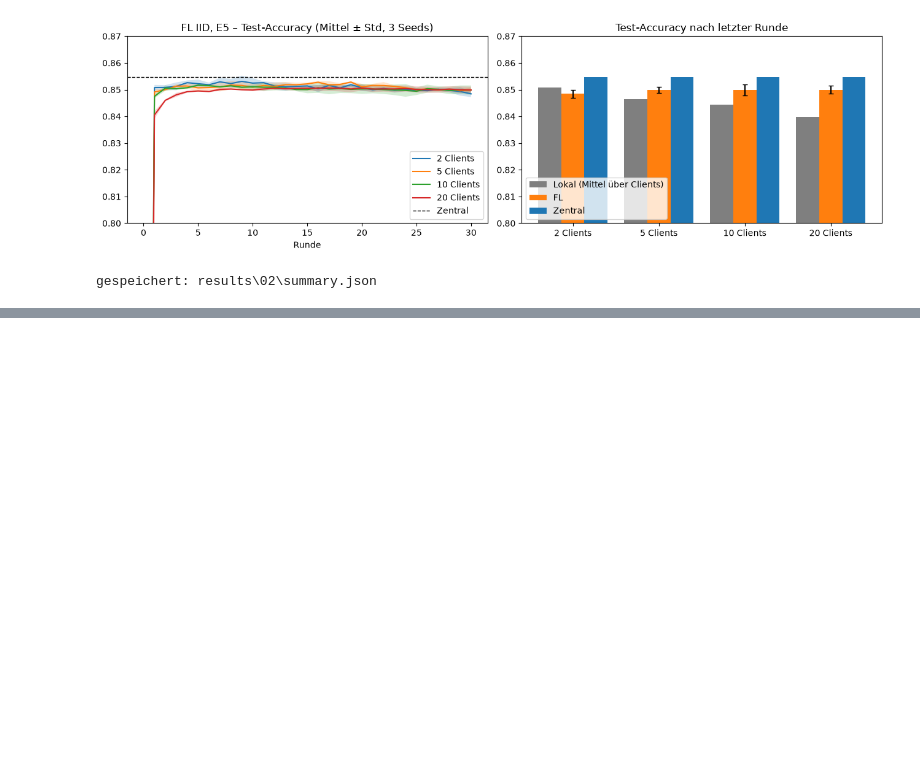
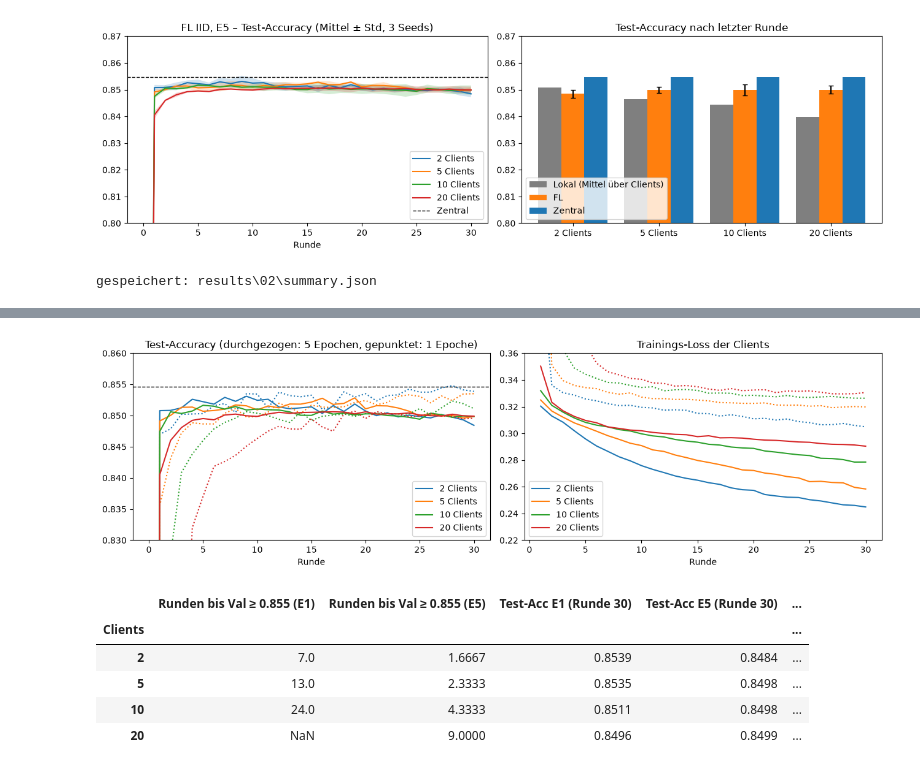
Before and after one commit to ediradi/FML, a Jupyter notebook: 02_fl_iid.ipynb, the cells around one changed output, grey strips where cells are left out. Cells and saved outputs as stored; diff of their text form; code cells hidden in the pictures; blank space fills up the shorter version.

Commit message:
Task 2: Auswertung Epochen/Overfitting, Beobachtungen aus eigenem Lauf

```diff
--- a/02_fl_iid.ipynb
+++ b/02_fl_iid.ipynb
@@ -222,0 +217,34 @@ Zahlen aus dem Referenzlauf (Linux, 27.11.). Bei einem neuen Lauf, vor allem unt
+# %%
+fig, ax = plt.subplots(1, 2, figsize=(13, 4))
+colors = dict(zip(N_CLIENTS, ["tab:blue", "tab:orange", "tab:green", "tab:red"]))
+for n in N_CLIENTS:
+    e1 = runs_n[n]
+    e5 = pd.concat([curves[(n, s)] for s in SEEDS]).groupby("round").mean(numeric_only=True).reset_index()
+    ax[0].plot(e1["round"], e1.test_accuracy, ls=":", color=colors[n])
+    ax[0].plot(e5["round"], e5.test_accuracy, color=colors[n], label=f"{n} Clients")
+    ax[1].plot(e1["round"], e1.clients_train_loss, ls=":", color=colors[n])
+    ax[1].plot(e5["round"], e5.clients_train_loss, color=colors[n], label=f"{n} Clients")
+ax[0].axhline(CENTRAL_ACC, color="k", ls="--", lw=1)
+ax[0].set(title="Test-Accuracy (durchgezogen: 5 Epochen, gepunktet: 1 Epoche)", xlabel="Runde", ylim=(0.83, 0.86))
+ax[1].set(title="Trainings-Loss der Clients", xlabel="Runde", ylim=(0.22, 0.36))
+ax[0].legend(); ax[1].legend()
+plt.tight_layout(); plt.savefig(OUT / "epochs_overfitting.png", dpi=150); plt.show()
+
+rows = []
+for n in N_CLIENTS:
+    e5 = pd.concat([curves[(n, s)] for s in SEEDS]).groupby("round").mean(numeric_only=True)
+    rows.append({"Clients": n,
+                 "Runden bis Val ≥ 0.855 (E1)": rounds_to(runs_n[n], TARGET),
+                 "Runden bis Val ≥ 0.855 (E5)": np.nanmean([rounds_to(curves[(n, s)], TARGET) for s in SEEDS]),
+                 "Test-Acc E1 (Runde 30)": runs_n[n].test_accuracy.iloc[-1],
+                 "Test-Acc E5 (Runde 30)": e5.test_accuracy.iloc[-1],
+                 "Test-Acc E5 max (Runde)": f"{e5.test_accuracy.max():.4f} ({int(e5.test_accuracy.idxmax())})"})
+pd.DataFrame(rows).set_index("Clients").round(4)
+# %% [output]
+[figure, added]
+|  | Runden bis Val ≥ 0.855 (E1) | Runden bis Val ≥ 0.855 (E5) | Test-Acc E1 (Runde 30) | Test-Acc E5 (Runde 30) | ... |
+| Clients |  |  |  |  | ... |
+| 2 | 7.0 | 1.6667 | 0.8539 | 0.8484 | ... |
+| 5 | 13.0 | 2.3333 | 0.8535 | 0.8498 | ... |
+| 10 | 24.0 | 4.3333 | 0.8511 | 0.8498 | ... |
+| 20 | NaN | 9.0000 | 0.8496 | 0.8499 | ... |
```
Also changed, not shown: parts of 3 cells of this notebook, 1 other file.
